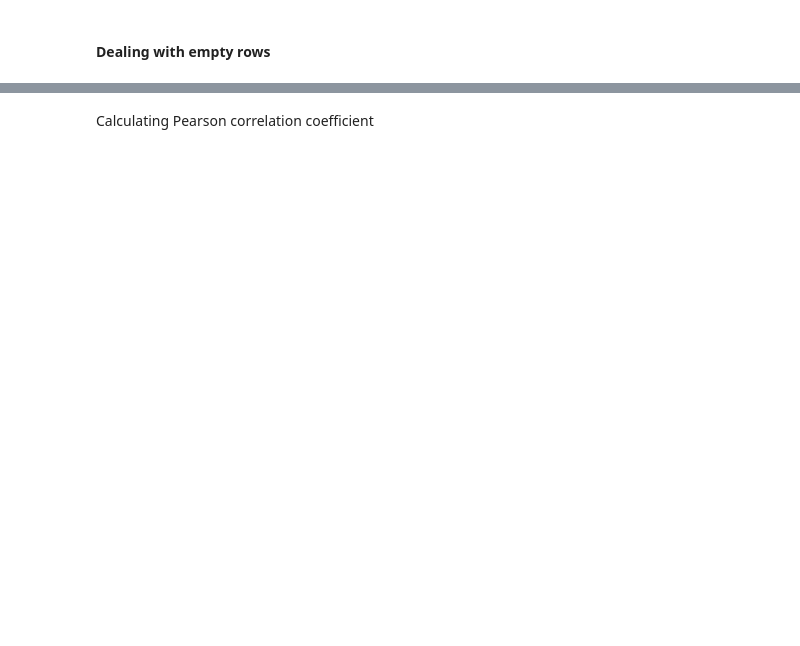
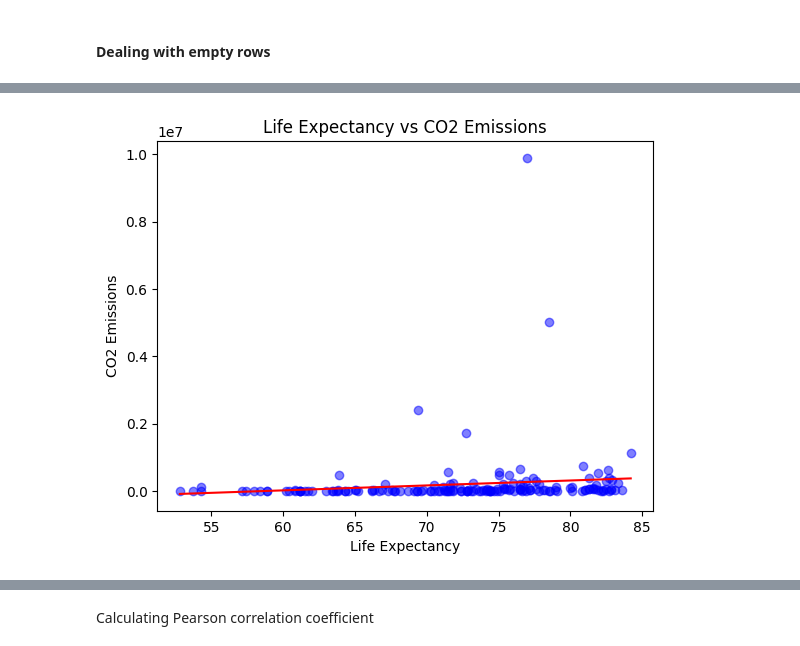
Before and after one commit to SergejsZ/DAV_CA1_SERG, a Jupyter notebook: main.ipynb, the cells around one changed output, grey strips where cells are left out. Saved outputs shown, nothing was run; the diff lists cells and outputs as text; code cells hidden in the pictures; blank space fills up the shorter version.

```diff
--- a/main.ipynb
+++ b/main.ipynb
@@ -235,0 +249,19 @@ plt.show()
+# %%
+from matplotlib import pyplot as plt
+import numpy as np
+from scipy.stats import pearsonr
+
+# Scatter plot for Life Expectancy vs CO2 Emissions
+plt.title('Life Expectancy vs CO2 Emissions')
+plt.xlabel('Life Expectancy')
+plt.ylabel('CO2 Emissions')
+plt.scatter(data['Life expectancy'], data['Co2-Emissions'], color='blue', alpha=0.5)
+
+# Calculating the best fit line using linear regression (first-degree polynomial)
+slope, intercept = np.polyfit(data['Life expectancy'], data['Co2-Emissions'], 1)
+line = slope * np.unique(data['Life expectancy']) + intercept
+
+plt.plot(np.unique(data['Life expectancy']), line, color='red')
+plt.show()
+# %% [output]
+[figure, added]
```
Also changed, not shown: parts of 25 cells of this notebook.
